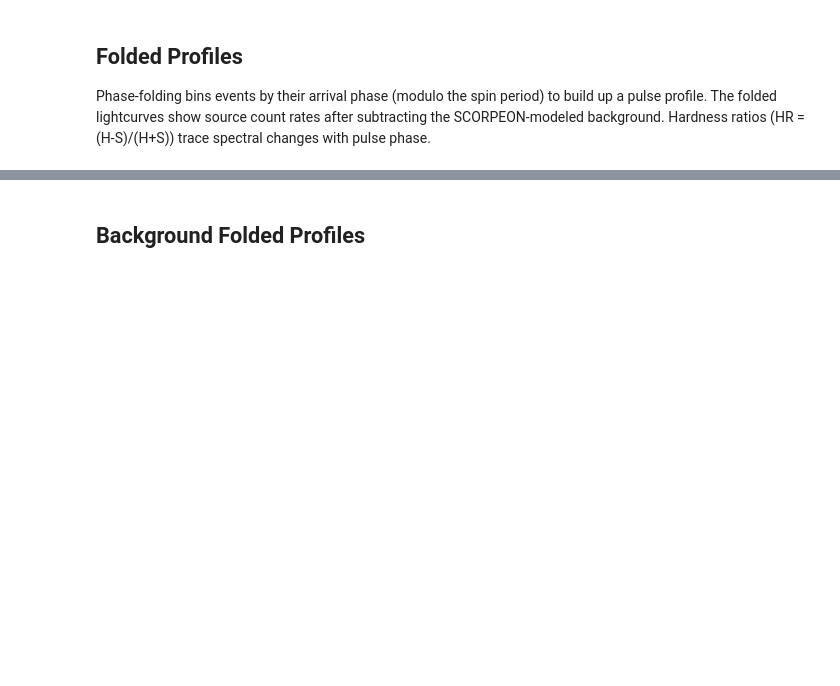
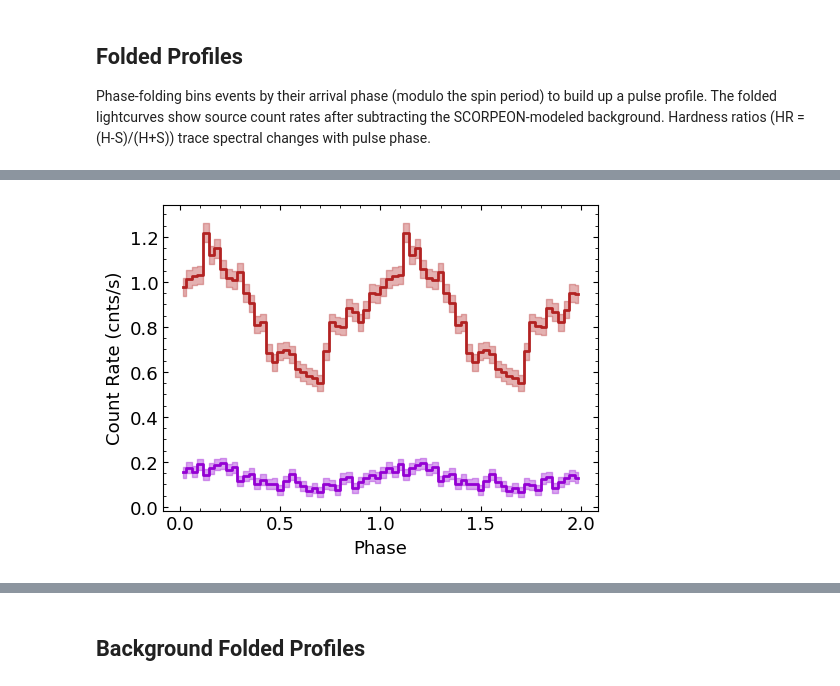
Before and after one commit to ericymiao/ctcvj2056-timing-spin-evolution, a Jupyter notebook: mpl_notebooks/01_nicer_timing.ipynb, the cells around one changed output, grey strips where cells are left out. Saved outputs shown, nothing was run; the diff lists cells and outputs as text; code cells hidden in the pictures; blank space fills up the shorter version.

```diff
--- a/mpl_notebooks/01_nicer_timing.ipynb
+++ b/mpl_notebooks/01_nicer_timing.ipynb
@@ -392,0 +379,93 @@ show(layout)
+# %%
+# Plot background-subtracted folded lightcurves with hardness ratios
+HR = {}
+HR_error = {}
+
+obs_save_names = {'4592010200': '2021a', '4592010300': '2021b', '7656010100': '2024'}
+
+for obs in ['4592010200', '4592010300', '7656010100']:
+    HR[obs] = {}
+    HR_error[obs] = {}
+
+    # Get data
+    _, _, soft_cr, soft_err, _ = folded_lightcurves[obs]['soft']
+    _, _, soft_bkg_cr, soft_bkg_err, _ = folded_bkg_lightcurves[obs]['soft']
+    _, _, hard_cr, hard_err, _ = folded_lightcurves[obs]['hard']
+    _, _, hard_bkg_cr, hard_bkg_err, _ = folded_bkg_lightcurves[obs]['hard']
+    phase, _, total_cr, total_err, _ = folded_lightcurves[obs]['total']
+
+    # Phase centers and extension to [0,2]
+    phase_centers = phase[1:] - np.diff(phase) / 2
+    ext_phase = np.concatenate([phase_centers, phase_centers + 1])
+
+    # Background-subtracted soft and hard
+    soft_sub = soft_cr - soft_bkg_cr
+    soft_sub_err = np.sqrt(soft_err**2 + soft_bkg_err**2)
+    hard_sub = hard_cr - hard_bkg_cr
+    hard_sub_err = np.sqrt(hard_err**2 + hard_bkg_err**2)
+
+    # --- Plot 1: Soft + Hard separately ---
+    fig, ax = plt.subplots(figsize=(5, 3.6))
+
+    ext_soft = np.concatenate([soft_sub, soft_sub])
+    ext_soft_err = np.concatenate([soft_sub_err, soft_sub_err])
+    ext_hard = np.concatenate([hard_sub, hard_sub])
+    ext_hard_err = np.concatenate([hard_sub_err, hard_sub_err])
+
+    ax.step(ext_phase, ext_soft, where='mid', color='firebrick', lw=2)
+    ax.fill_between(ext_phase, ext_soft - ext_soft_err, ext_soft + ext_soft_err,
+                    step='mid', color='firebrick', alpha=0.35)
+    ax.step(ext_phase, ext_hard, where='mid', color='darkviolet', lw=2)
+    ax.fill_between(ext_phase, ext_hard - ext_hard_err, ext_hard + ext_hard_err,
+                    step='mid', color='darkviolet', alpha=0.35)
+
+    ax.set_ylim(top=1.1*np.max(soft_sub))
+    ax.set_xlabel('Phase')
+    ax.set_ylabel('Count Rate (cnts/s)')
+
+    fig.savefig(f'{savedir}/nicer_folded_softhard_{obs_save_names[obs]}.pdf')
+    plt.show()
+
+    # --- Plot 2: Total flux + Hardness Ratio (dual axis) ---
+    fig, ax = plt.subplots(figsize=(5, 3.6))
+
+    total_sub = total_cr - soft_bkg_cr - hard_bkg_cr
+    total_sub_err = np.sqrt(total_err**2 + soft_bkg_err**2 + hard_bkg_err**2)
+    ext_total = np.concatenate([total_sub, total_sub])
+    ext_total_err = np.concatenate([total_sub_err, total_sub_err])
+
+    ax.step(ext_phase, ext_total, where='mid', color='firebrick', lw=2, alpha=0.5)
+    ax.fill_between(ext_phase, ext_total - ext_total_err, ext_total + ext_total_err,
+                    step='mid', color='firebrick', alpha=0.08)
+    ax.set_xlabel('Phase')
+    ax.set_ylabel('Count Rate (cnts/s)', color='firebrick')
+    ax.tick_params(axis='y', labelcolor='firebrick')
+
+    # Scale y-range
+    rate_min = np.min(total_sub) - 2 * np.max(total_sub_err)
+    rate_max = np.max(total_sub) + 2 * np.max(total_sub_err)
+    ax.set_ylim(rate_min, rate_max)
+
+    # Hardness ratio on right axis
+    hr = (hard_sub - soft_sub) / (hard_sub + soft_sub)
+    hr_err = (2 * np.sqrt(hard_sub**2 * soft_sub_err**2 + soft_sub**2 * hard_sub_err**2)) / (hard_sub + soft_sub)**2
+    HR[obs] = hr
+    HR_error[obs] = hr_err
+
+    ext_hr = np.concatenate([hr, hr])
+    ext_hr_err = np.concatenate([hr_err, hr_err])
+
+    ax2 = ax.twinx()
+    ax2.step(ext_phase, ext_hr, where='mid', color='black', lw=2)
+    ax2.fill_between(ext_phase, ext_hr - ext_hr_err, ext_hr + ext_hr_err,
+                     step='mid', color='black', alpha=0.45)
+    ax2.set_ylabel('Hardness Ratio')
+
+    hr_min = np.min(hr) - 2 * 0.1
+    hr_max = np.max(hr) + 2 * 0.1
+    ax2.set_ylim(hr_min, hr_max)
+
+    fig.savefig(f'{savedir}/nicer_folded_hr_{obs_save_names[obs]}.pdf')
+    plt.show()
+# %% [output]
+[figure, added]
```
Also changed, not shown: parts of 12 cells of this notebook, 42 other files.
